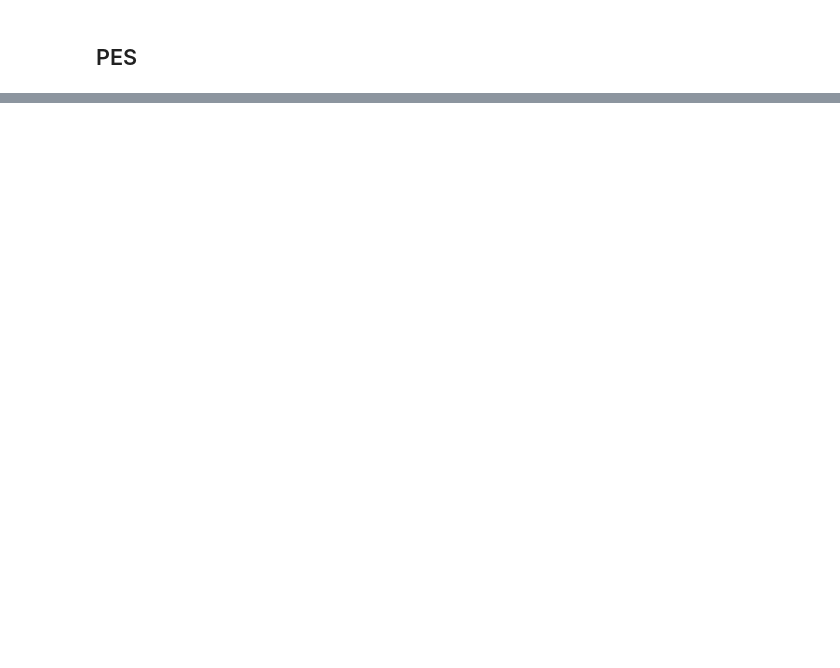
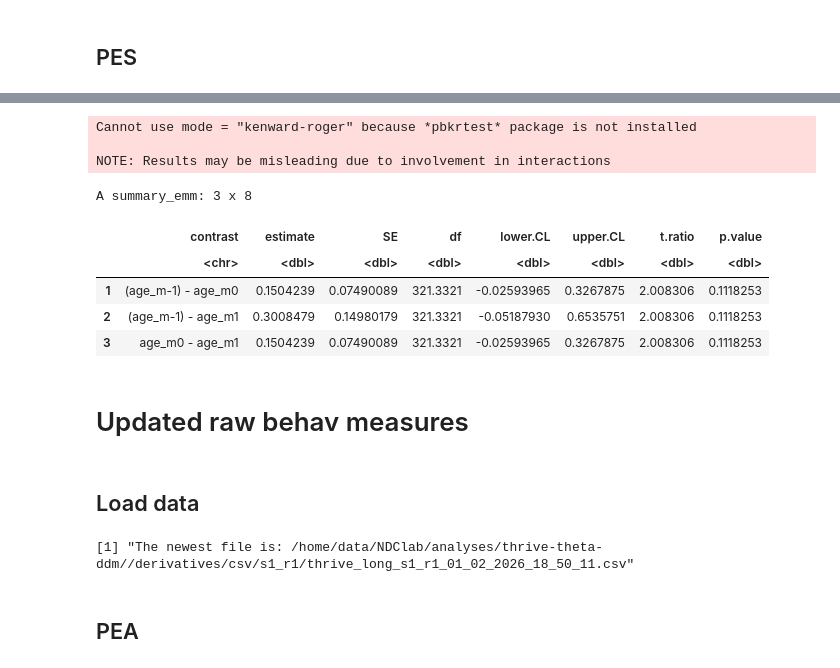
Before and after one commit to NDCLab/thrive-theta-ddm, a Jupyter notebook: code/statistics/ms_stats.ipynb, the cells around one changed output, grey strips where cells are left out. Cells and saved outputs as stored; diff of their text form; code cells hidden in the pictures; blank space fills up the shorter version.

```diff
--- a/code/statistics/ms_stats.ipynb
+++ b/code/statistics/ms_stats.ipynb
@@ -513,0 +1257,79 @@ lmer_export_apa(model = model, path = sprintf("%s/%s.docx", table_output_path, l
+# %%
+library(emmeans)
+
+# 1. Compute the slopes at the standardized age points
+age_points <- list(age_m = c(-1, 0, 1))
+slopes <- emtrends(model,
+                   specs = ~ age_m,
+                   var = "ICPS_early_DLPFC_diff_collapsed",
+                   at = age_points)
+
+# 2. Compute paired comparisons between the slopes
+pairwise_diffs <- pairs(slopes)
+
+# 3. View the results
+summary(pairwise_diffs, infer = c(TRUE, TRUE))
+# %% [output]
+Cannot use mode = "kenward-roger" because *pbkrtest* package is not installed
+
+NOTE: Results may be misleading due to involvement in interactions
+A summary_emm: 3 x 8
+|  | contrast | estimate | SE | df | lower.CL | upper.CL | t.ratio | p.value |
+|  | <chr> | <dbl> | <dbl> | <dbl> | <dbl> | <dbl> | <dbl> | <dbl> |
+| 1 | (age_m-1) - age_m0 | 0.1504239 | 0.07490089 | 321.3321 | -0.02593965 | 0.3267875 | 2.008306 | 0.1118253 |
+| 2 | (age_m-1) - age_m1 | 0.3008479 | 0.14980179 | 321.3321 | -0.05187930 | 0.6535751 | 2.008306 | 0.1118253 |
+| 3 | age_m0 - age_m1 | 0.1504239 | 0.07490089 | 321.3321 | -0.02593965 | 0.3267875 | 2.008306 | 0.1118253 |
+# %% [markdown]
+# Updated raw behav measures
+# %% [markdown]
+## Load data
+# %%
+rm(list = ls())
+session = "s1_r1"
+analysis_path = "/home/data/NDClab/analyses/thrive-theta-ddm/"
+source(sprintf("%s/code/statistics/lmer_export_apa.R", analysis_path))
+source(sprintf("%s/code/statistics/find_newest_file.R", analysis_path))
+pic_path <- (sprintf("%s/derivatives/figs/%s", analysis_path, session))
+# tf_data <- read.csv("/Users/fzaki001/IDENTIFIABLE/tf_data_collapsed_merged.csv")
+tf_data <- read.csv(find_newest_file(sprintf("%s/derivatives/csv/%s/thrive*long*.csv", analysis_path, session)))
+table_output_path = sprintf("%s/derivatives/statistics/full_sample/", analysis_path)
+
+# it doesnt matter 0 or 1 because the models below use difference scores; because of that we need to get rid of duplicates (diff scores are the same for acc=0 and acc=1)
+id_cols <- c('sub', 'age_m', 'sex', 'acc', 'soc', 'dp_inperson', 'first_soc')
+data_cols <- c(
+    'pea',
+    'peri_rt',
+    'pes',
+    'ICPS_early_DLPFC_diff_collapsed',
+    'ICPS_early_MOTOR_diff_collapsed',
+    'ICPS_early_OCC_diff_collapsed'
+)
+tf_data <- tf_data[, c(id_cols, data_cols)]
+tf_data <- tf_data %>%
+  filter(!if_all(c(data_cols), is.na))
+tf_data <- subset(tf_data, tf_data$acc == 1)
+
+tf_data$sub <- as.factor(tf_data$sub)
+tf_data$soc <- as.factor(tf_data$soc)
+tf_data$sex <- as.factor(tf_data$sex)
+tf_data$acc <- as.factor(tf_data$acc)
+tf_data$first_soc <- as.factor(tf_data$first_soc)
+# tf_data$task_num <- as.factor(tf_data$task_num)
+tf_data$dp_inperson <- as.factor(tf_data$dp_inperson)
+
+tf_data[c("age_m", data_cols)] <- as.data.frame(scale(tf_data[c("age_m", data_cols)]))
+
+tf_data$soc <- revalue(tf_data$soc, c("0" = "NS", "1" = "S"))
+tf_data$sex <- revalue(tf_data$sex, c("1" = "M", "2" = "F"))
+# tf_data$acc <- revalue(tf_data$acc, c("0" = "Error", "1" = "Correct"))
+
+# contrasts(tf_data$acc) <- rev(contr.sum(2))
+contrasts(tf_data$sex) <- rev(contr.sum(2))
+contrasts(tf_data$soc) <- rev(contr.sum(2))
+contrasts(tf_data$first_soc) <- rev(contr.sum(2))
+# contrasts(tf_data$task_num) <- rev(contr.sum(2))
+contrasts(tf_data$dp_inperson) <- rev(contr.sum(2))
+# %% [output]
+[1] "The newest file is: /home/data/NDClab/analyses/thrive-theta-ddm//derivatives/csv/s1_r1/thrive_long_s1_r1_01_02_2026_18_50_11.csv"
+# %% [markdown]
+## PEA
```
Also changed, not shown: parts of 57 cells of this notebook, 5 other files.
